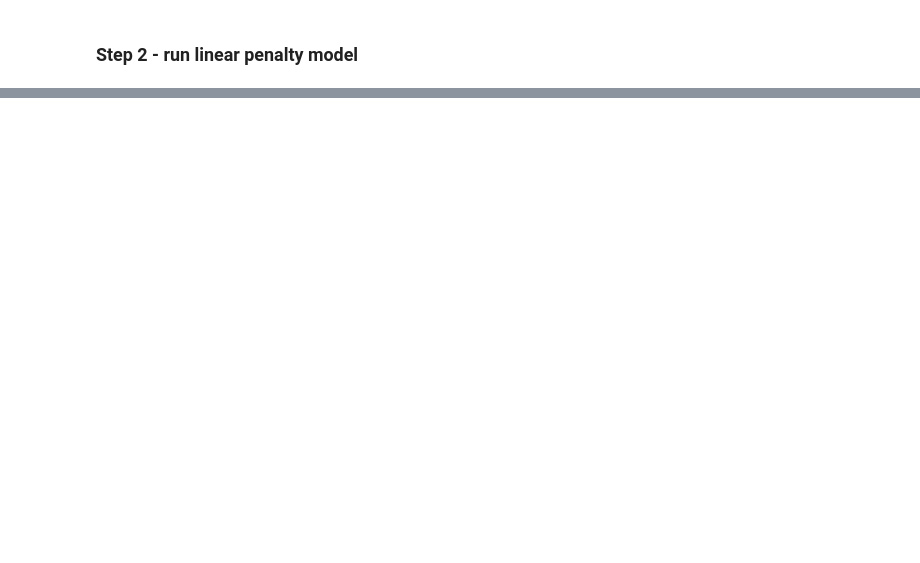
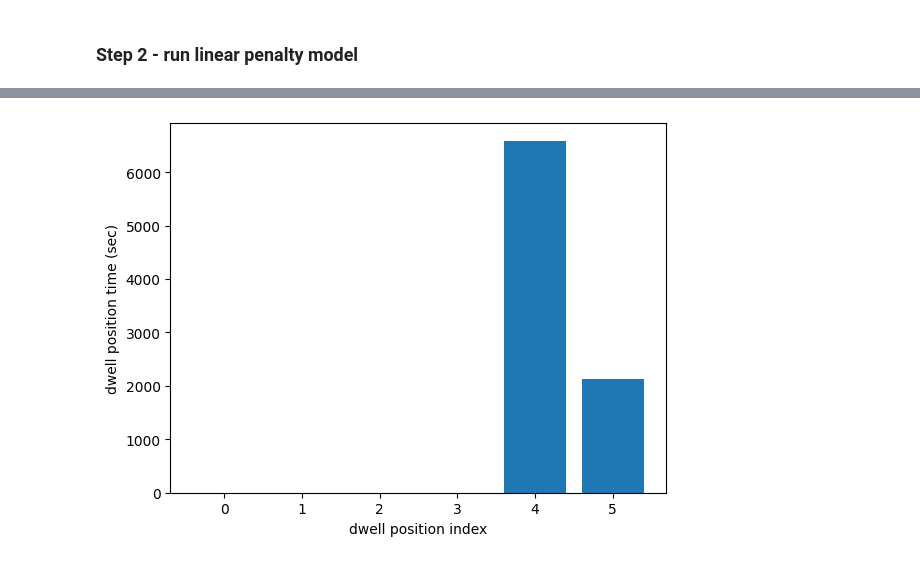
Before and after one commit to seandiscovery/modulated_shielding, a Jupyter notebook: dwell_time/end-to-end_linear_penalty.ipynb, the cells around one changed output, grey strips where cells are left out. Saved outputs shown, nothing was run; the diff lists cells and outputs as text; code cells hidden in the pictures; blank space fills up the shorter version.

```diff
--- a/dwell_time/end-to-end_linear_penalty.ipynb
+++ b/dwell_time/end-to-end_linear_penalty.ipynb
@@ -63,11 +123,12 @@ print(D)
 # %% [markdown]
 ### Step 2 - run linear penalty model
 # %%
-# Define basic optimization parameters
-D_min = 2.73 # Gy
-D_max = 10 # Gy
-M_l = 1 # penalty/Gy
-M_u = 1 # penalty/Gy
+## Define basic optimization parameters ##
+# These parameters from Alterovitz et al. (2006) - for dose to prostate surface
+D_min = 9.5 # Gy
+D_max = 15 # Gy
+M_l = 100 # penalty/Gy
+M_u = 100 # penalty/Gy
 # %%
 # Construct the bounds A_ub and b_ub
 # Step 1 - construct A matrix for dwell time vector (size 2r x c)
@@ -104,0 +191,12 @@ res.message
+# %%
+# Plot dwell time vs dwell position
+dwell_pos_index = np.arange(num_dwell_pos)
+dwell_pos_time = res.x[0:num_dwell_pos]
+
+fig1, ax1 = plt.subplots()
+ax1.bar(dwell_pos_index, dwell_pos_time)
+ax1.set_xlabel('dwell position index')
+ax1.set_ylabel('dwell position time (sec)')
+plt.show()
+# %% [output]
+[figure, added]
```
Also changed, not shown: parts of 7 cells of this notebook, 1 other file.
